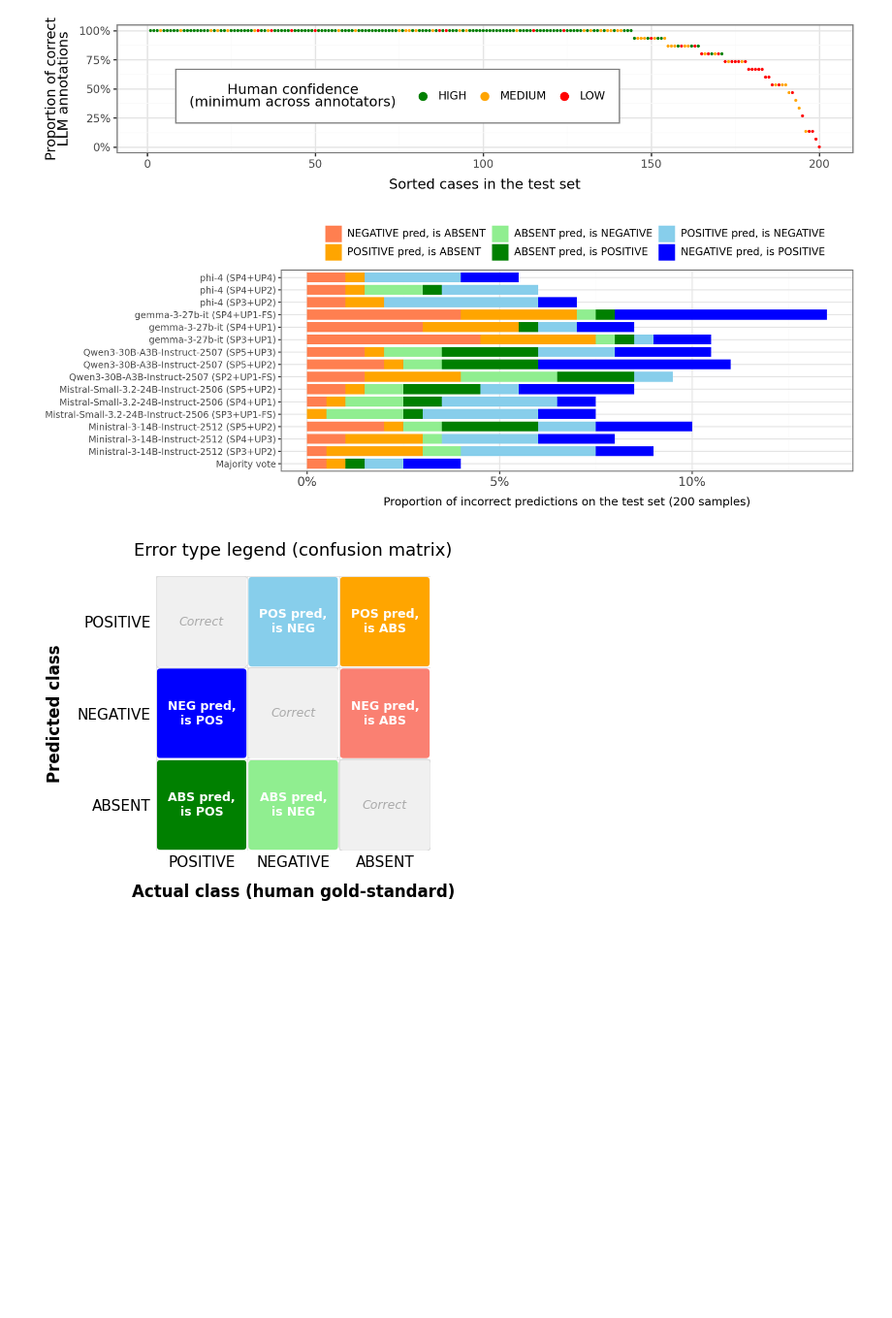
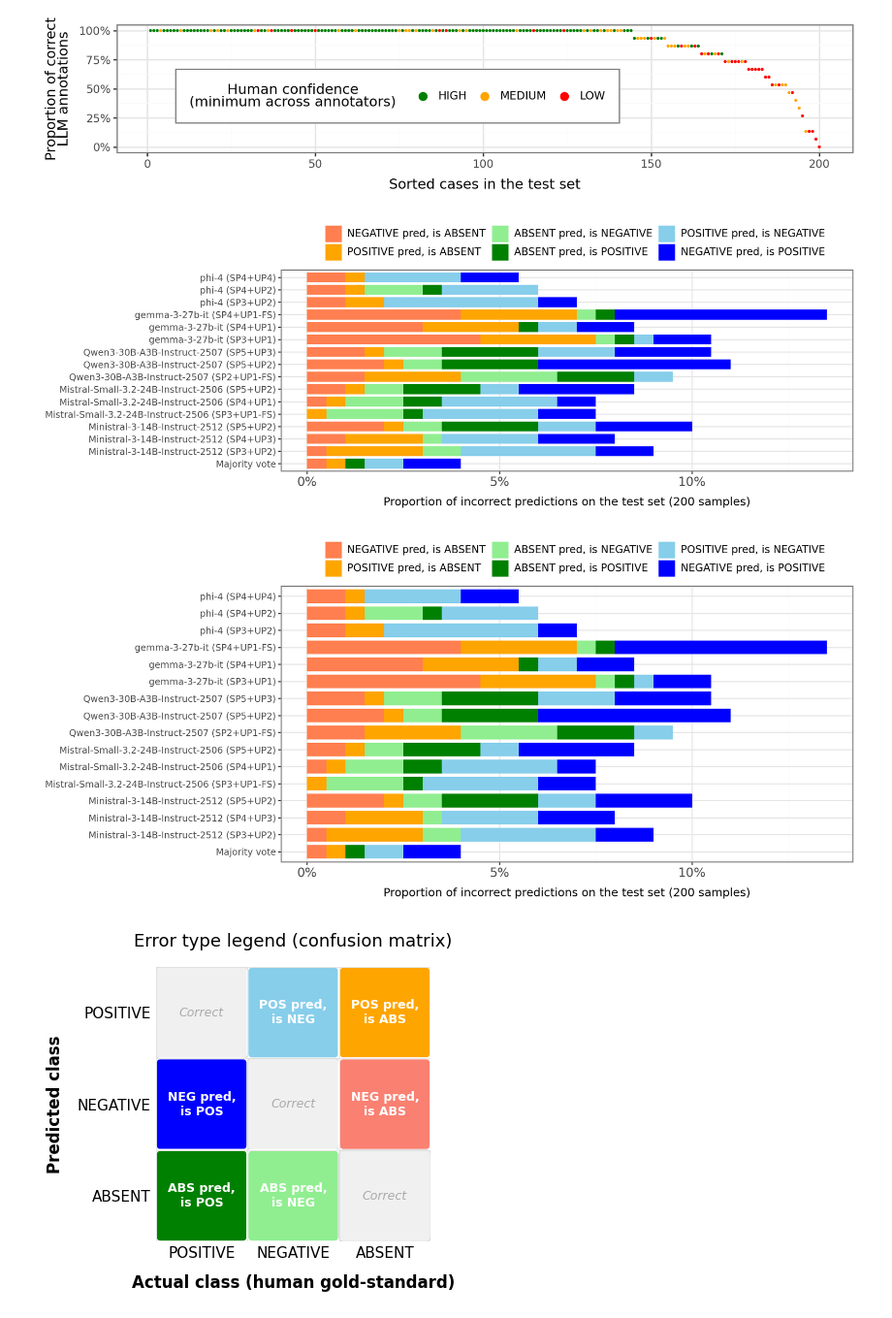
Before and after one commit to glhr/RAB-Cred, a Jupyter notebook: analysis/test_results.ipynb, the cells around one changed output. Shown at 97% size. Cells and saved outputs as stored; diff of their text form; code cells hidden in the pictures; blank space fills up the shorter version.

Commit message:
minor plotting fixes

```diff
--- a/analysis/test_results.ipynb
+++ b/analysis/test_results.ipynb
@@ -337,33 +337,47 @@ df_case_majvote["mistake_type_binary"] = df_case_majvote.apply(lambda row: extra
 # add the outcome to df_case_majvote
 df_case_majvote = pd.merge(df_case_majvote, df_case_agg[["idx_new","CASE OUTCOME"]], on="idx_new", how="left")
 
 df_case_majvote["mistake_type_raw"] = df_case_majvote.apply(lambda row: extract_mistake_type(row["llm_preds_majvote"], df_case_agg[df_case_agg["idx_new"] == row["idx_new"]]["human_maj"].values[0]), axis=1)
 df_case_majvote["mistake_type_outcome"] = df_case_majvote.apply(lambda row: extract_mistake_outcome(row["llm_preds_majvote"], df_case_agg[df_case_agg["idx_new"] == row["idx_new"]]["human_maj"].values[0], row["CASE OUTCOME"]), axis=1)
 df_case_merged_2 = pd.concat([df_case_merged_2, df_case_majvote], ignore_index=True)
 assert len(df_case_majvote) == 200, f"Expected 200 rows in df_case_majvote, but got {len(df_case_majvote)}. Check the creation of df_case_majvote for correctness."
 #assert len(df_case_merged_2) == len(df_case_merged_2) + len(df_case_agg), f"Expected {len(df_case_merged) + len(df_case_agg)} rows in df_case_merged_2, but got {len#"(df_case_merged_2)}. Check the concatenation step for correctness."
 
 df_case_merged_2 = df_case_merged_2[df_case_merged_2["mistake_type_binary"] != "Correct"]
 # plot a stacked bar chart of mistake types across cases x predictions
 
 df_case_merged_2["mistake_type_raw"] = pd.Categorical(df_case_merged_2["mistake_type_raw"], categories=colors.keys(), ordered=True)
 
 from mizani.formatters import percent_format
 plt = (p9.ggplot(df_case_merged_2, p9.aes(x="model prompt", fill="mistake_type_raw")) +
        p9.geom_bar(width=0.8) +
        p9.coord_flip() +
        p9.scale_fill_manual(guide=p9.guide_legend(nrow=2, ), values=colors, breaks=list(colors.keys())) +
        p9.scale_y_continuous(labels=lambda l: ["%d%%" % (v/200 * 100) for v in l]) +
        p9.theme_bw() +
        p9.guides(fill=p9.guide_legend(byrow=False, reverse=True)) +
        p9.theme(legend_position="top", figure_size=(11, 4), legend_box_margin=0, legend_text=p9.element_text(size=10), axis_text_x=p9.element_text(size=12), legend_box_spacing=0.01) +
        p9.labs(x="", y="Proportion of incorrect predictions on the test set (200 samples)", fill="" )
 )
 plt.show()
 plt.save(f"{plot_output_folder}/mistake_type_raw_by_model_prompt.png")
 plt.save(f"{plot_output_folder}/mistake_type_raw_by_model_prompt.pdf")
+
+plt = (p9.ggplot(df_case_merged_2, p9.aes(x="model prompt", fill="mistake_type_raw")) +
+       p9.geom_bar(width=0.8) +
+       p9.coord_flip() +
+       p9.scale_fill_manual(guide=p9.guide_legend(nrow=2, ), values=colors, breaks=list(colors.keys())) +
+       p9.scale_y_continuous(labels=lambda l: ["%d%%" % (v/200 * 100) for v in l]) +
+       p9.theme_bw() +
+       p9.guides(fill=p9.guide_legend(byrow=False, reverse=True)) +
+       p9.theme(legend_position="top", figure_size=(11, 5), legend_box_margin=0, legend_text=p9.element_text(size=10), axis_text_x=p9.element_text(size=12), legend_box_spacing=0.01) +
+       p9.labs(x="", y="Proportion of incorrect predictions on the test set (200 samples)", fill="" )
+)
+plt.show()
+plt.save(f"{plot_output_folder}/mistake_type_raw_by_model_prompt_big.pdf")
 # %% [output]
 [figure]
+[figure, added]
 # %%
 import matplotlib.pyplot as plt
 import matplotlib.patches as mpatches
```
